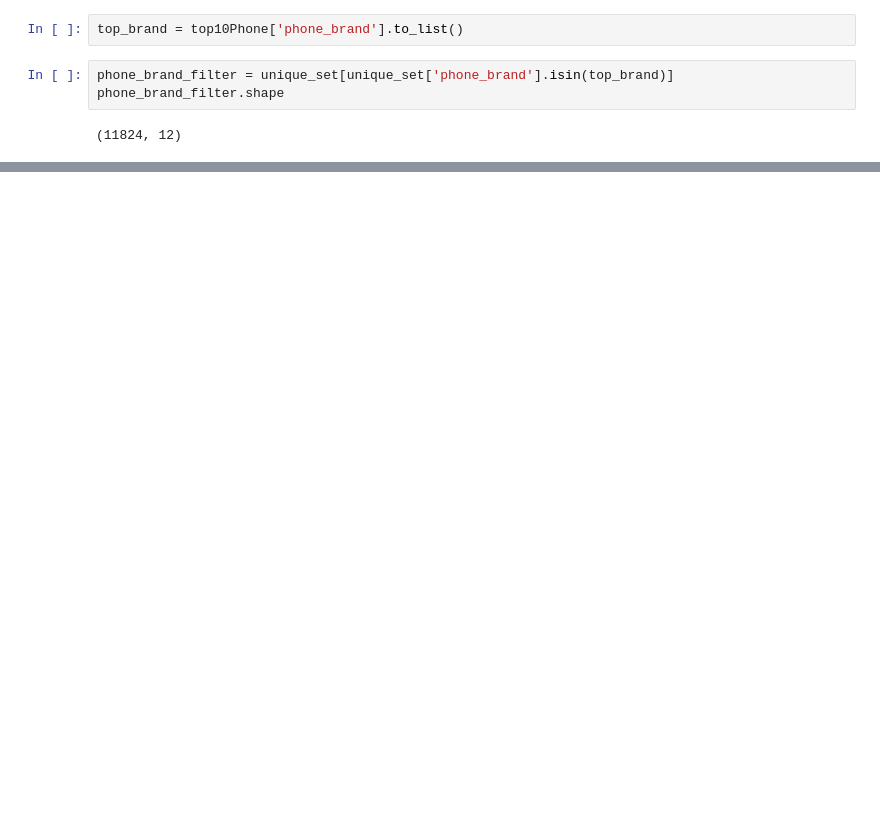
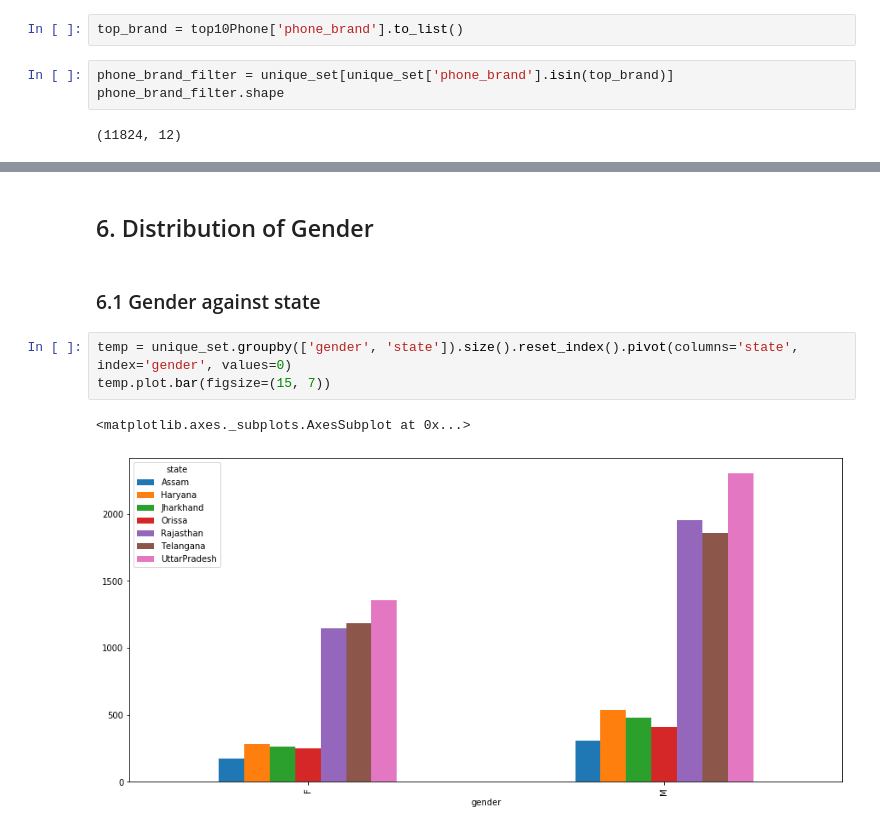
Before and after one commit to spsesha/capstone-project-1, a Jupyter notebook: Capstone Project.ipynb, the cells around one changed output, grey strips where cells are left out. Saved outputs shown, nothing was run; the diff lists cells and outputs as text; blank space fills up the shorter version.

```diff
--- a/Capstone Project.ipynb
+++ b/Capstone Project.ipynb
@@ -287,0 +298,10 @@ temp.plot.bar(stacked=True, figsize=(15, 7))
+# %% [markdown]
+## 6. Distribution of Gender
+# %% [markdown]
+### 6.1 Gender against state
+# %%
+temp = unique_set.groupby(['gender', 'state']).size().reset_index().pivot(columns='state', index='gender', values=0)
+temp.plot.bar(figsize=(15, 7))
+# %% [output]
+<matplotlib.axes._subplots.AxesSubplot at 0x...>
+[figure, added]
```
Also changed, not shown: parts of 23 cells of this notebook.
